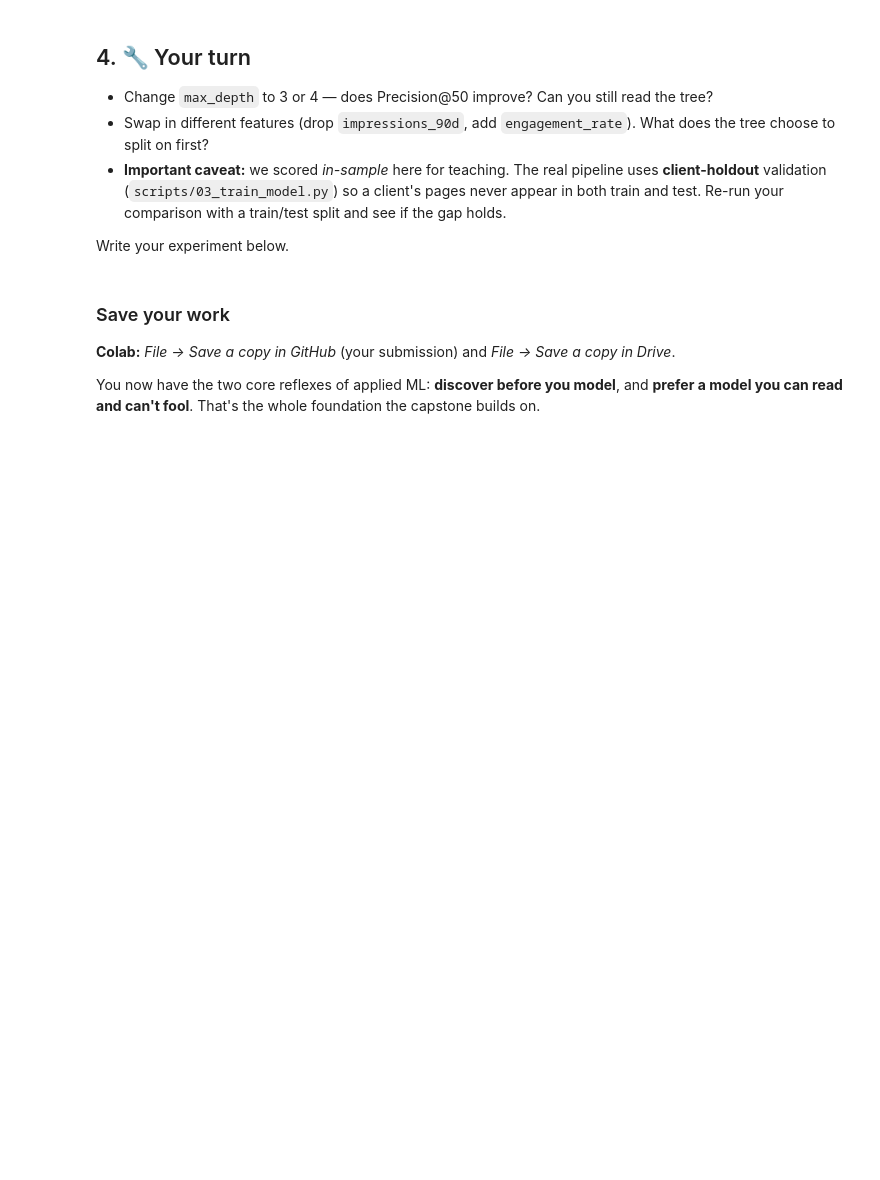
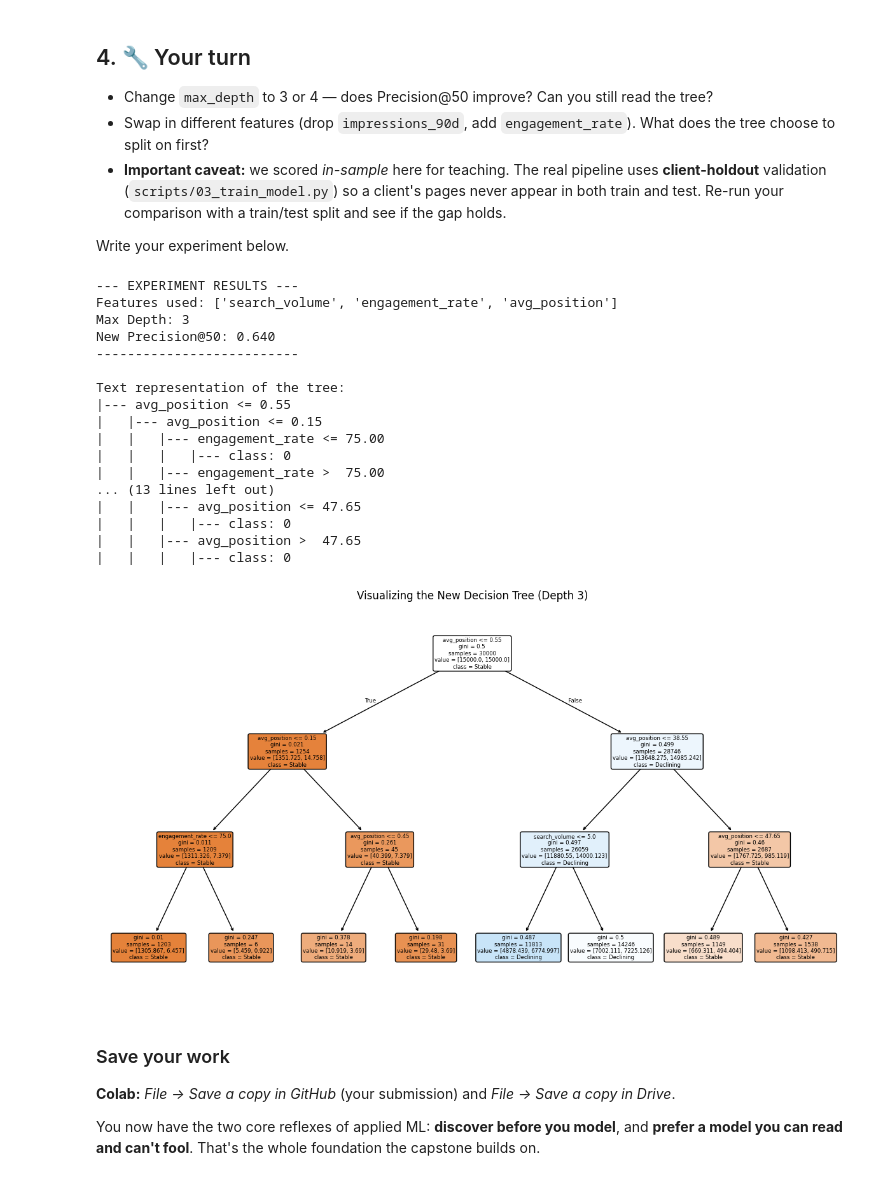
Before and after one commit to KokkulaKartikeya/Flyrank-ML-Internship, a Jupyter notebook: notebooks/02_your_first_readable_model.ipynb, the cells around one changed output. Drawn from its saved outputs; the diff is of its cells as text; code cells hidden in the pictures; blank space fills up the shorter version.

```diff
--- a/notebooks/02_your_first_readable_model.ipynb
+++ b/notebooks/02_your_first_readable_model.ipynb
@@ -105,3 +148,57 @@ Write your experiment below.
+# %%
+from sklearn.tree import DecisionTreeClassifier, export_text, plot_tree
+import matplotlib.pyplot as plt
+import numpy as np
+
+# 1. Define our new set of features
+new_features = ['search_volume', 'engagement_rate', 'avg_position']
+
+# Extract features and fill any missing values (NaNs) with 0
+X_new = df[new_features].replace([np.inf, -np.inf], np.nan).fillna(0)
+y = df['is_declining_label']  # Correct target label
+
+# 2. Train a new Decision Tree with max_depth=3
+model_new = DecisionTreeClassifier(max_depth=3, class_weight="balanced", random_state=42)
+model_new.fit(X_new, y)
+
+# 3. Calculate Precision@50 using the helper function already defined in the notebook
+tree_scores = model_new.predict_proba(X_new)[:, 1]
+new_precision_50 = precision_at_k(tree_scores, y.values, 50)
+
+print("--- EXPERIMENT RESULTS ---")
+print(f"Features used: {new_features}")
+print(f"Max Depth: 3")
+print(f"New Precision@50: {new_precision_50:.3f}")
+print("--------------------------\n")
+
+# 4. Print the tree as text
+print("Text representation of the tree:")
+print(export_text(model_new, feature_names=new_features))
+
+# 5. Plot the tree visually
+plt.figure(figsize=(15, 8))
+plot_tree(model_new, feature_names=new_features, class_names=['Stable', 'Declining'], filled=True, rounded=True)
+plt.title("Visualizing the New Decision Tree (Depth 3)")
+plt.show()
+# %% [output]
+--- EXPERIMENT RESULTS ---
+Features used: ['search_volume', 'engagement_rate', 'avg_position']
+Max Depth: 3
+New Precision@50: 0.640
+--------------------------
+
+Text representation of the tree:
+|--- avg_position <= 0.55
+|   |--- avg_position <= 0.15
+|   |   |--- engagement_rate <= 75.00
+|   |   |   |--- class: 0
+|   |   |--- engagement_rate >  75.00
+... (13 lines left out)
+|   |   |--- avg_position <= 47.65
+|   |   |   |--- class: 0
+|   |   |--- avg_position >  47.65
+|   |   |   |--- class: 0
+[figure, added]
 # %% [markdown]
 ### Save your work
 **Colab:** *File → Save a copy in GitHub* (your submission) and *File → Save a copy in Drive*.
```
Also changed, not shown: parts of 8 cells of this notebook.
